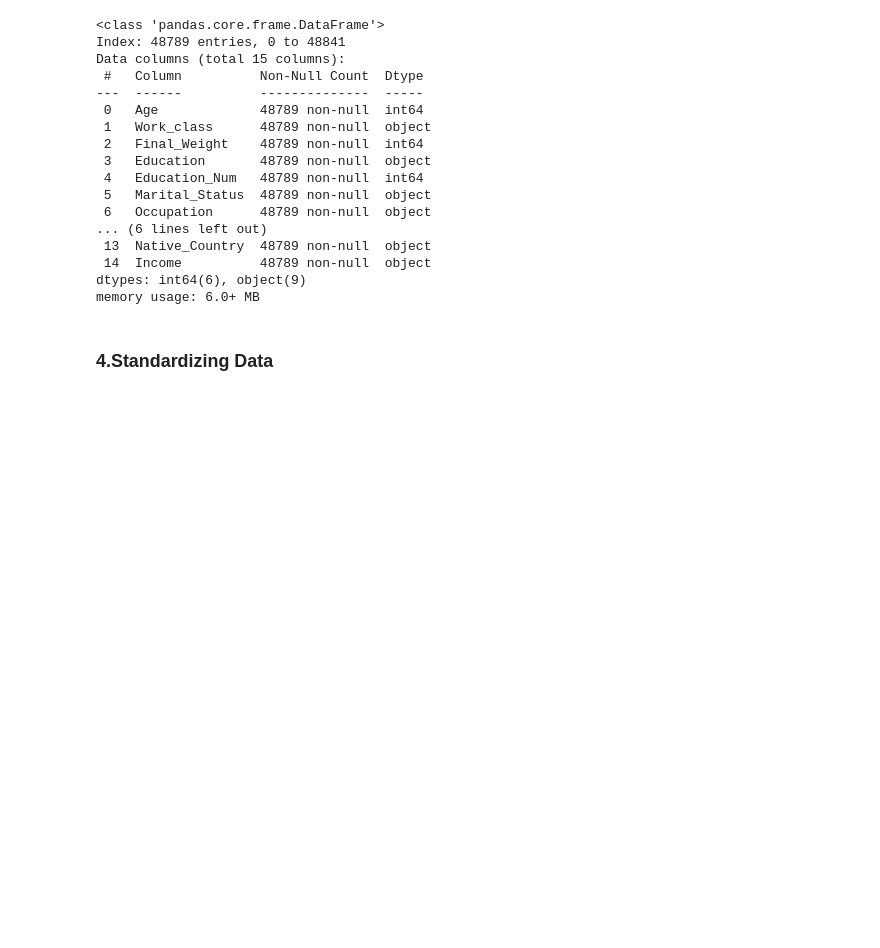
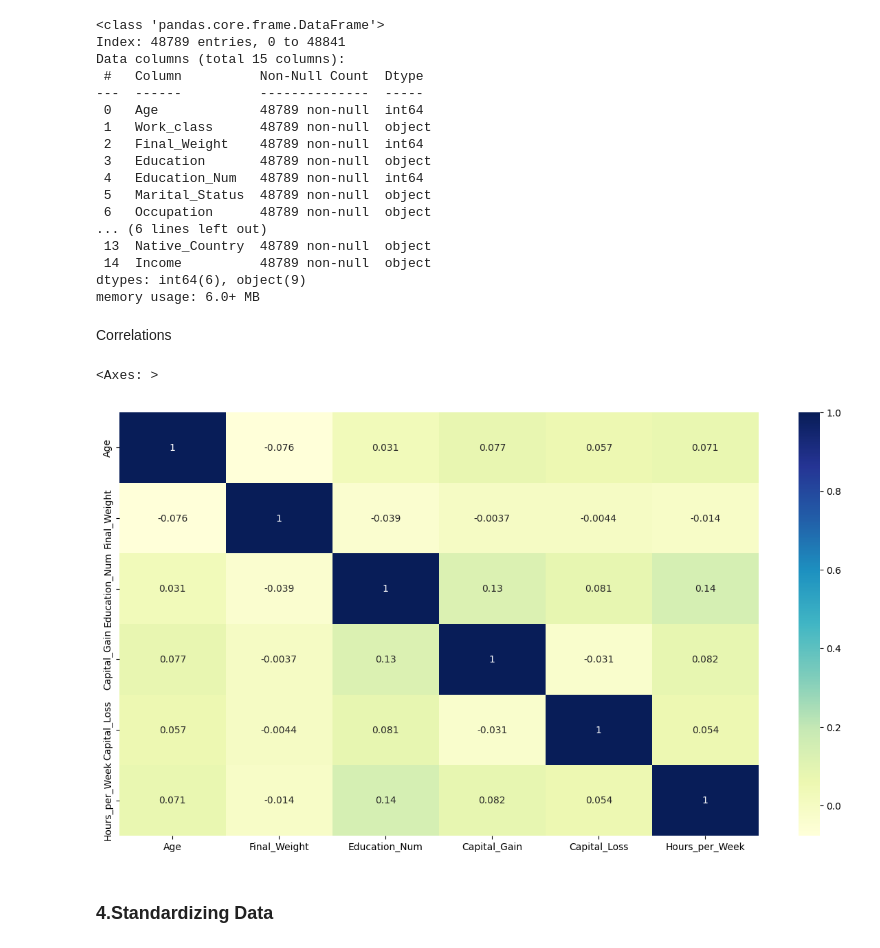
Before and after one commit to Benura2020/Income-Classification-ML, a Jupyter notebook: income_prediction_ml_project.ipynb, the cells around one changed output. Cells and saved outputs as stored; diff of their text form; code cells hidden in the pictures; blank space fills up the shorter version.

```diff
--- a/income_prediction_ml_project.ipynb
+++ b/income_prediction_ml_project.ipynb
@@ -842,6 +842,17 @@ Data columns (total 15 columns):
  14  Income          48789 non-null  object
 dtypes: int64(6), object(9)
 memory usage: 6.0+ MB
+# %% [markdown]
+Correlations
+# %%
+# Selecting only numeric columns
+numeric_data = census_income_df.select_dtypes(include=[np.number])
+
+plt.figure(figsize=(15, 8))
+sns.heatmap(numeric_data.corr(), annot=True, cmap="YlGnBu")
+# %% [output]
+<Axes: >
+[figure, added]
 # %% [markdown]
 ### 4.Standardizing Data
 # %% [markdown]
```
Also changed, not shown: parts of 32 cells of this notebook, 2 other files.
